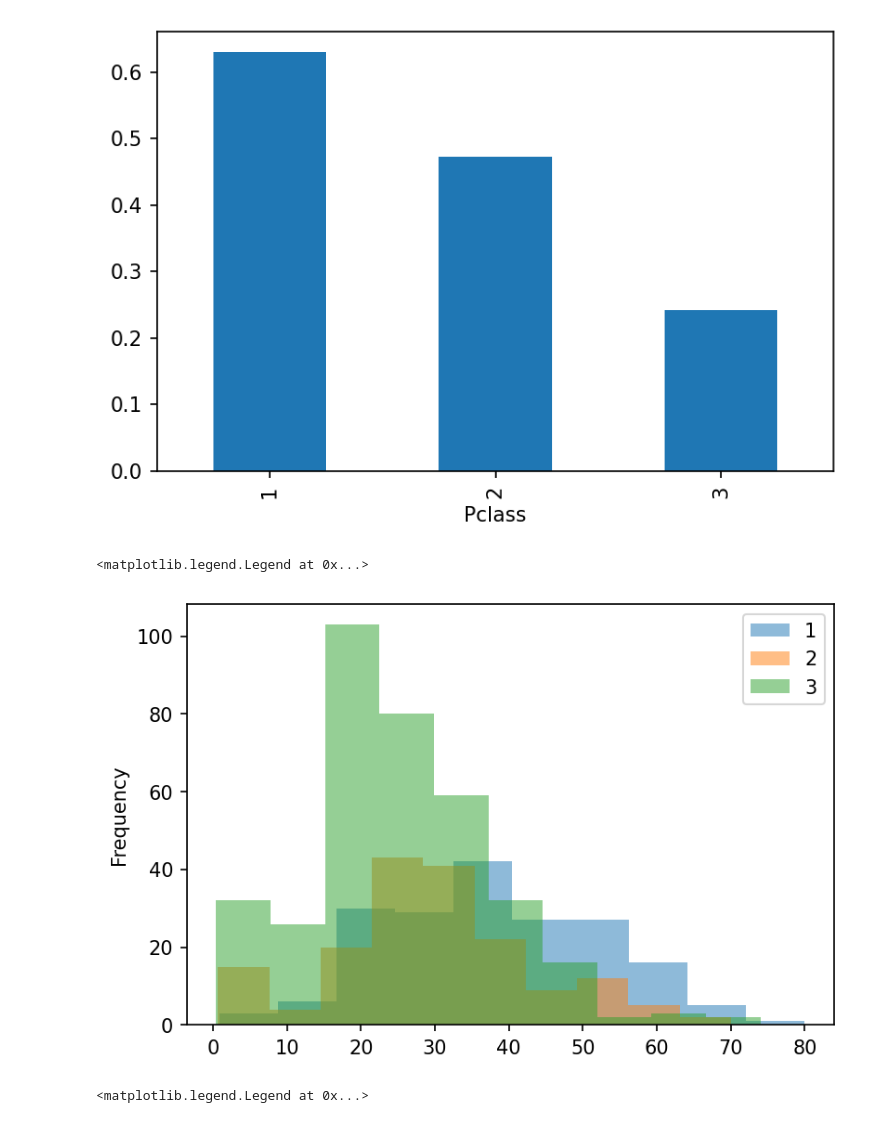
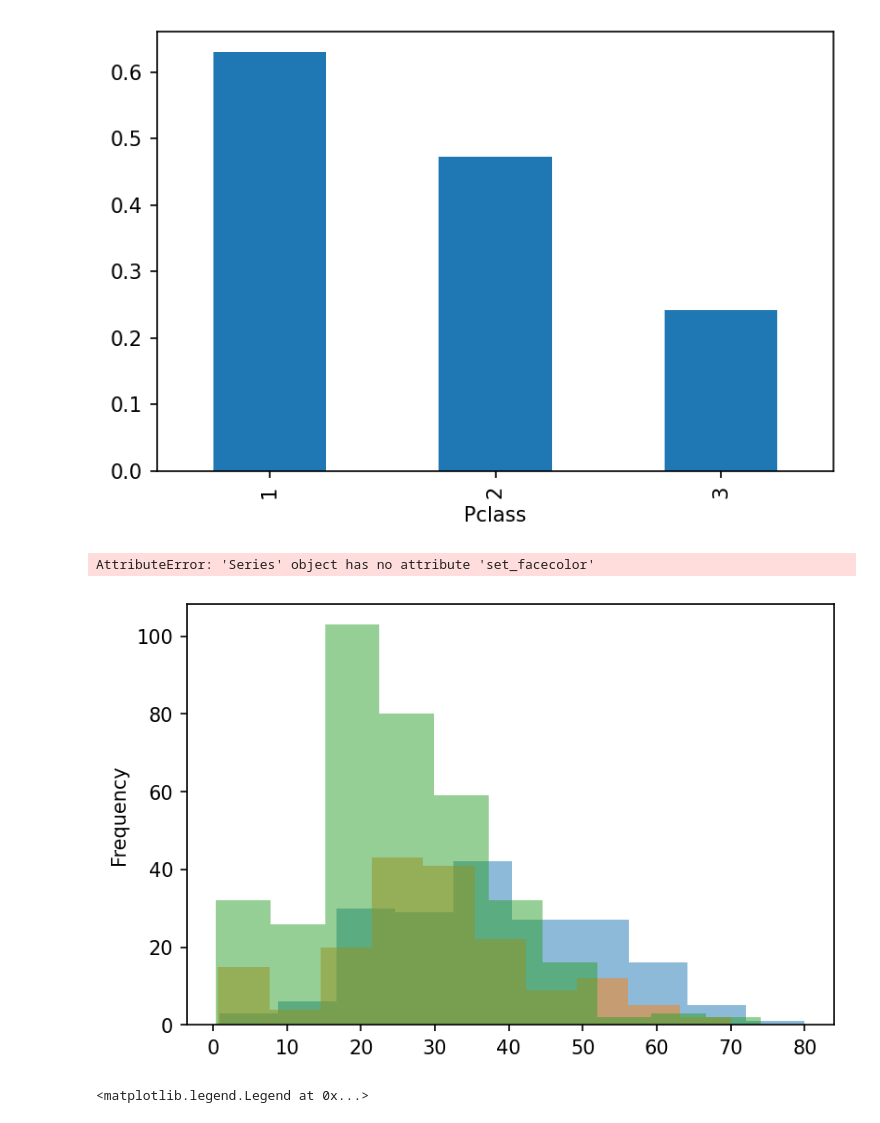
Before and after one commit to vukasin-viskovic/idsss, a Jupyter notebook: session_004.ipynb, the cells around one changed output. Saved outputs shown, nothing was run; the diff lists cells and outputs as text; code cells hidden in the pictures.

Commit message:
matplotlib_lesson_004

```diff
--- a/session_004.ipynb
+++ b/session_004.ipynb
@@ -75,11 +78,13 @@ df.groupby("Pclass")["Survived"].mean().plot(kind = "bar")
 <AxesSubplot:xlabel='Pclass'>
 [figure]
 # %%
-df.groupby("Pclass")["Age"].plot(kind = "hist", alpha = 0.5)
+df.groupby("Pclass")["Age"].plot(kind = "hist", alpha = 0.5)\
+    .set_facecolor("white")
+
 plt.legend()
 # %% [output]
-<matplotlib.legend.Legend at 0x...>
+AttributeError: 'Series' object has no attribute 'set_facecolor'
-[figure, old version]
+[figure, new version]
 # %%
 df.groupby("Survived")["Age"].plot(kind = "hist", alpha = 0.5)
 plt.legend()
```
Also changed, not shown: parts of 20 cells of this notebook, 12 other files.
